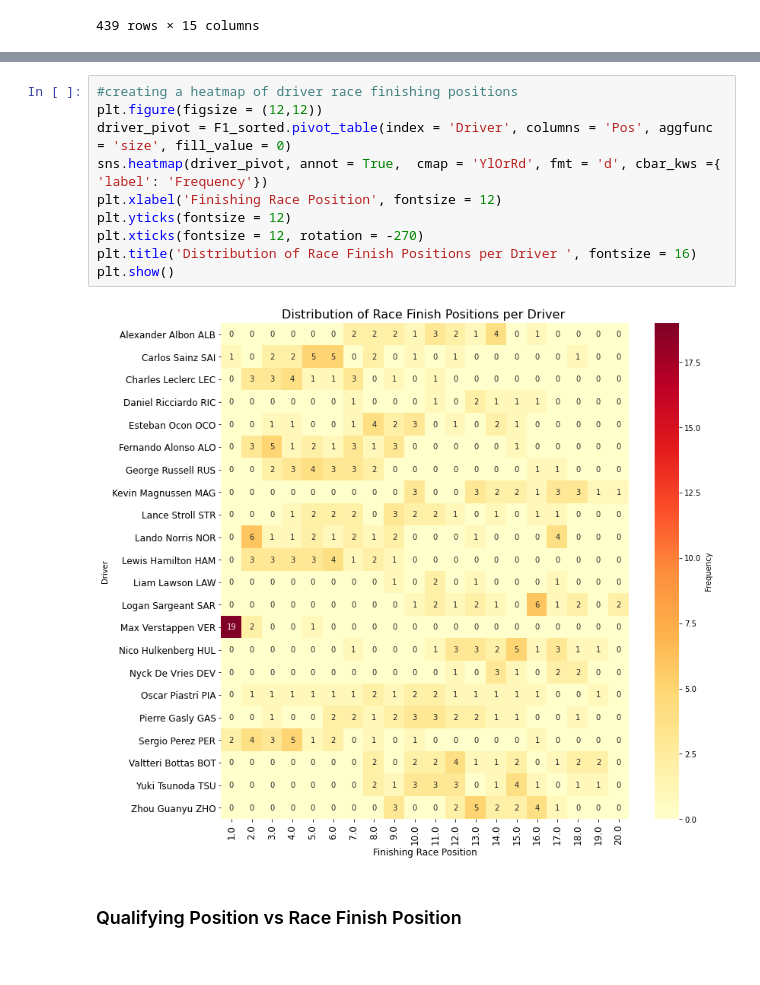
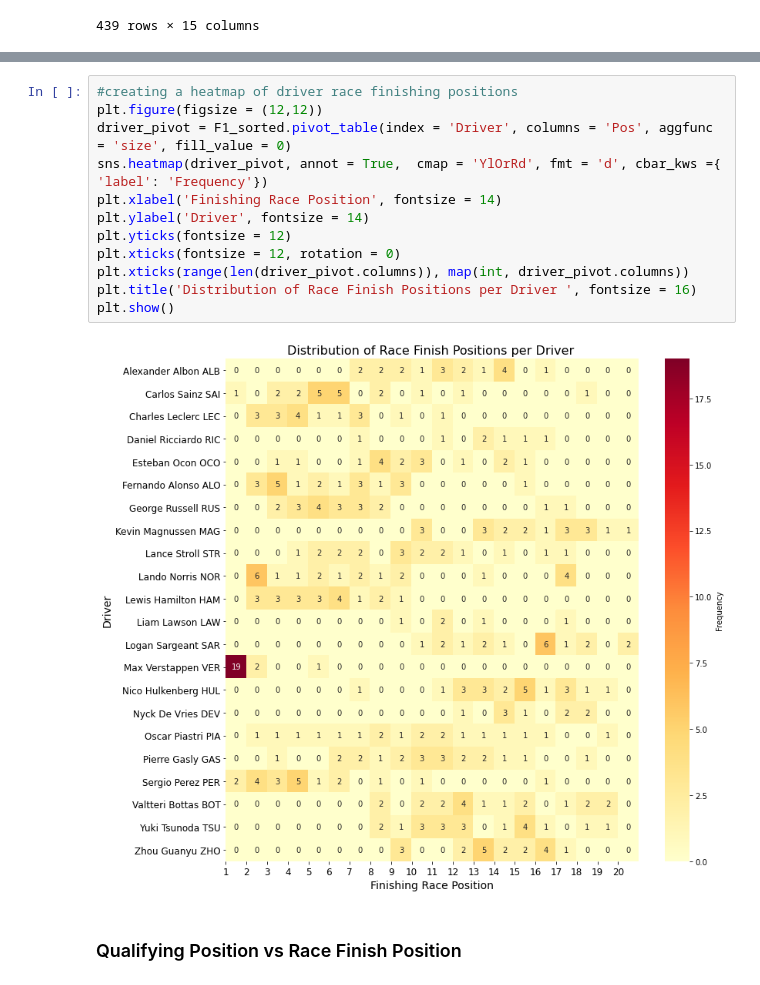
Before and after one commit to Wiktoria-Okla/BEE2041_EmpiricalProject, a Jupyter notebook: source code/project_code.ipynb, the cells around one changed output, grey strips where cells are left out. Cells and saved outputs as stored; diff of their text form.

```diff
--- a/source code/project_code.ipynb
+++ b/source code/project_code.ipynb
@@ -656,15 +656,17 @@ plt.show()
 # %%
 #creating a heatmap of driver race finishing positions
 plt.figure(figsize = (12,12))
 driver_pivot = F1_sorted.pivot_table(index = 'Driver', columns = 'Pos', aggfunc = 'size', fill_value = 0)
 sns.heatmap(driver_pivot, annot = True,  cmap = 'YlOrRd', fmt = 'd', cbar_kws ={ 'label': 'Frequency'})
-plt.xlabel('Finishing Race Position', fontsize = 12)
+plt.xlabel('Finishing Race Position', fontsize = 14)
+plt.ylabel('Driver', fontsize = 14)
 plt.yticks(fontsize = 12)
-plt.xticks(fontsize = 12, rotation = -270)
+plt.xticks(fontsize = 12, rotation = 0)
+plt.xticks(range(len(driver_pivot.columns)), map(int, driver_pivot.columns))
 plt.title('Distribution of Race Finish Positions per Driver ', fontsize = 16)
 plt.show()
 # %% [output]
-[figure, old version]
+[figure, new version]
 # %% [markdown]
 ### Qualifying Position vs Race Finish Position
 # %%
```
Also changed, not shown: parts of 7 cells of this notebook, 4 other files.
